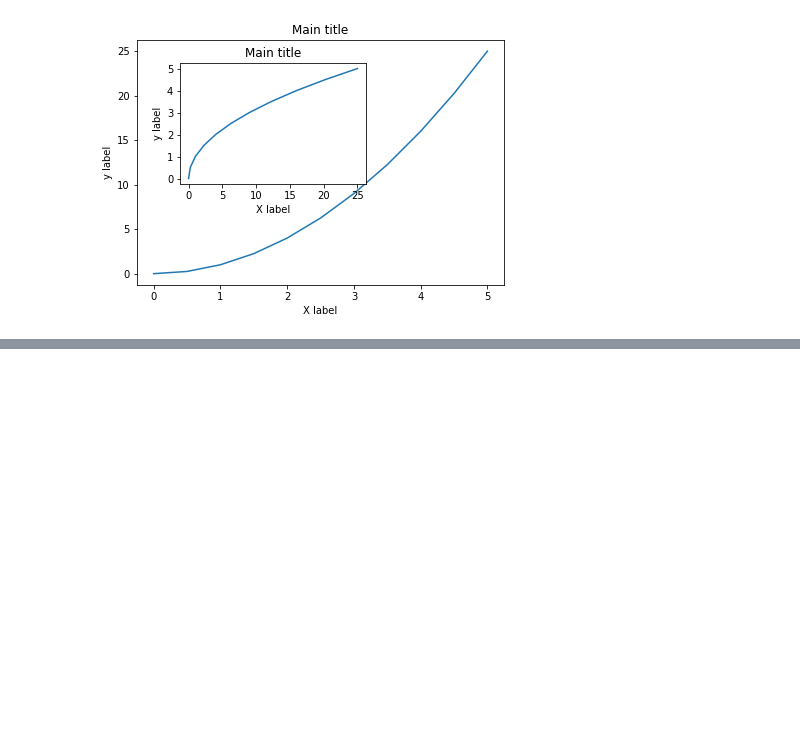
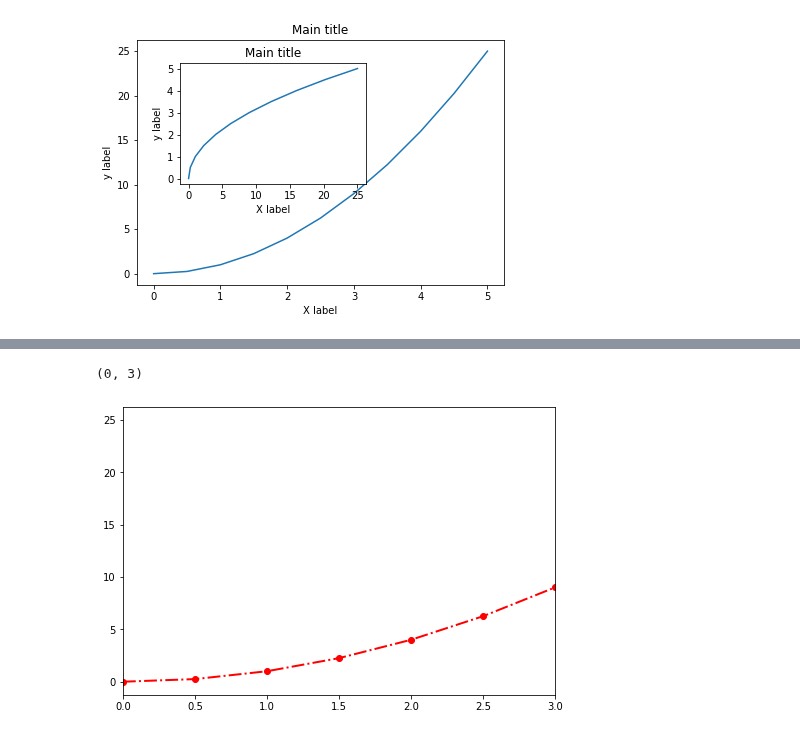
Before and after one commit to Berkat0789/Data_Analysis, a Jupyter notebook: review/MatPlotLib.ipynb, the cells around one changed output, grey strips where cells are left out. Cells and saved outputs as stored; diff of their text form; code cells hidden in the pictures; blank space fills up the shorter version.

```diff
--- a/review/MatPlotLib.ipynb
+++ b/review/MatPlotLib.ipynb
@@ -75,0 +93,10 @@ plt.show()
+# %%
+#adding Plot apperance
+figuree = plt.figure()
+axe = figuree.add_axes([0,0,1,1])
+axe.plot(x,y, color ="r", linewidth = 2, linestyle = "-.", marker = "o" )
+#set the x lim to the grapg
+axe.set_xlim([0,3])
+# %% [output]
+(0, 3)
+[figure, added]
```
Also changed, not shown: parts of 4 cells of this notebook, 2 other files.
